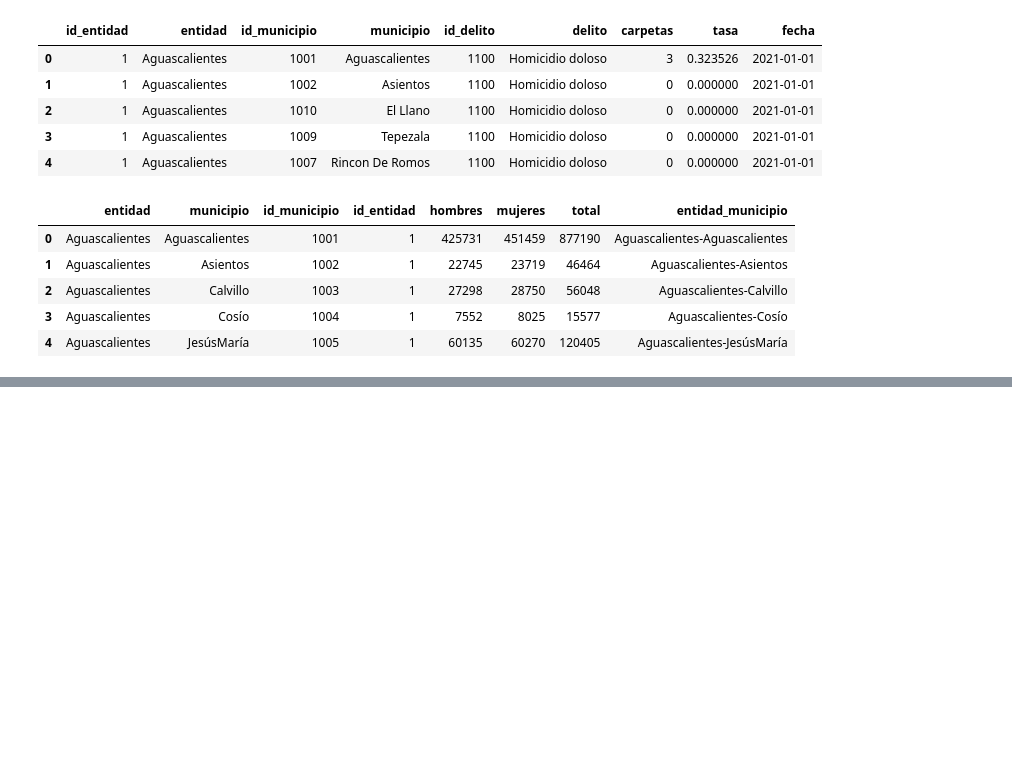
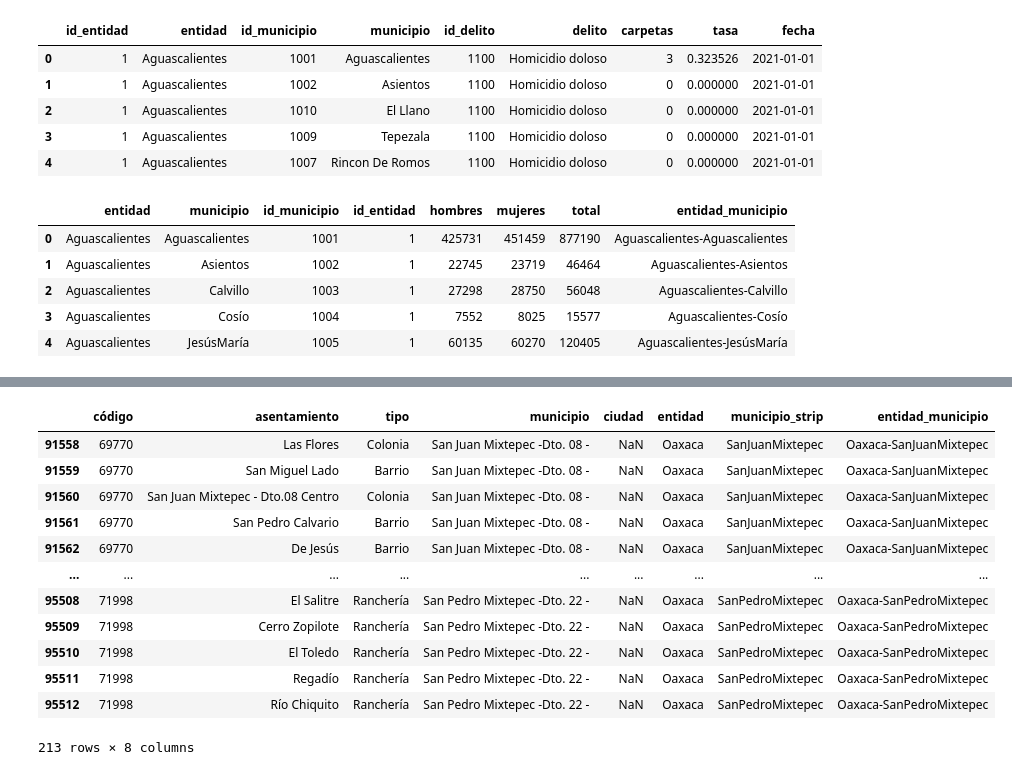
Before and after one commit to kevinmiguel97/Criminality-Analysis-Mexico, a Jupyter notebook: Crime_analysis.ipynb, the cells around one changed output, grey strips where cells are left out. Saved outputs shown, nothing was run; the diff lists cells and outputs as text; code cells hidden in the pictures; blank space fills up the shorter version.

```diff
--- a/Crime_analysis.ipynb
+++ b/Crime_analysis.ipynb
@@ -511,0 +514,17 @@ pop_cp.head()
+# %%
+# Difference comes from Districts different cp
+cp[cp['municipio'].str.contains('\-.+\..+', regex=True)]
+# %% [output]
+|  | código | asentamiento | tipo | municipio | ciudad | entidad | municipio_strip | entidad_municipio |
+| 91558 | 69770 | Las Flores | Colonia | San Juan Mixtepec -Dto. 08 - | NaN | Oaxaca | SanJuanMixtepec | Oaxaca-SanJuanMixtepec |
+| 91559 | 69770 | San Miguel Lado | Barrio | San Juan Mixtepec -Dto. 08 - | NaN | Oaxaca | SanJuanMixtepec | Oaxaca-SanJuanMixtepec |
+| 91560 | 69770 | San Juan Mixtepec - Dto.08 Centro | Colonia | San Juan Mixtepec -Dto. 08 - | NaN | Oaxaca | SanJuanMixtepec | Oaxaca-SanJuanMixtepec |
+| 91561 | 69770 | San Pedro Calvario | Barrio | San Juan Mixtepec -Dto. 08 - | NaN | Oaxaca | SanJuanMixtepec | Oaxaca-SanJuanMixtepec |
+| 91562 | 69770 | De Jesús | Barrio | San Juan Mixtepec -Dto. 08 - | NaN | Oaxaca | SanJuanMixtepec | Oaxaca-SanJuanMixtepec |
+| ... | ... | ... | ... | ... | ... | ... | ... | ... |
+| 95508 | 71998 | El Salitre | Ranchería | San Pedro Mixtepec -Dto. 22 - | NaN | Oaxaca | SanPedroMixtepec | Oaxaca-SanPedroMixtepec |
+| 95509 | 71998 | Cerro Zopilote | Ranchería | San Pedro Mixtepec -Dto. 22 - | NaN | Oaxaca | SanPedroMixtepec | Oaxaca-SanPedroMixtepec |
+| 95510 | 71998 | El Toledo | Ranchería | San Pedro Mixtepec -Dto. 22 - | NaN | Oaxaca | SanPedroMixtepec | Oaxaca-SanPedroMixtepec |
+| 95511 | 71998 | Regadío | Ranchería | San Pedro Mixtepec -Dto. 22 - | NaN | Oaxaca | SanPedroMixtepec | Oaxaca-SanPedroMixtepec |
+| 95512 | 71998 | Río Chiquito | Ranchería | San Pedro Mixtepec -Dto. 22 - | NaN | Oaxaca | SanPedroMixtepec | Oaxaca-SanPedroMixtepec |
+213 rows × 8 columns
```
Also changed, not shown: parts of 8 cells of this notebook.
